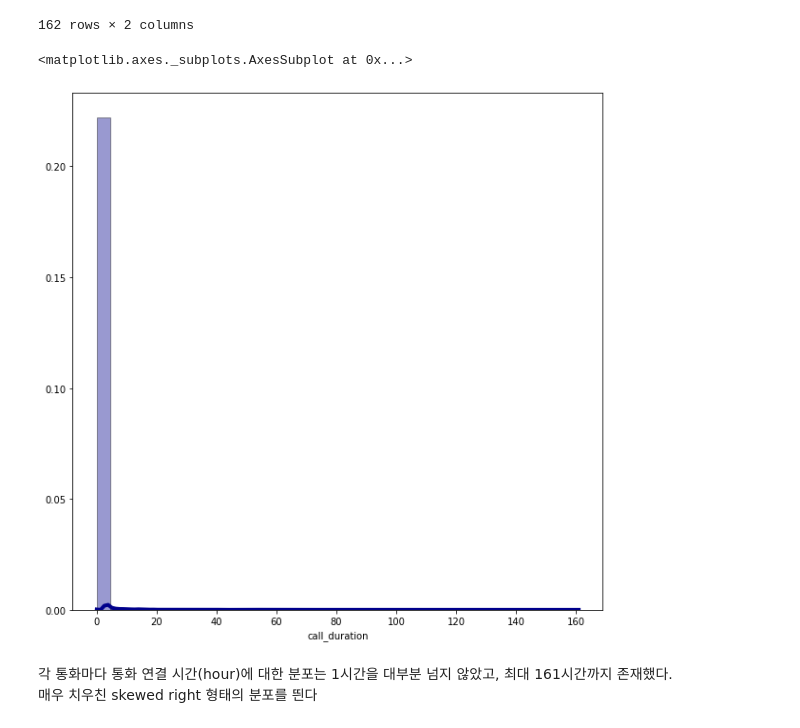
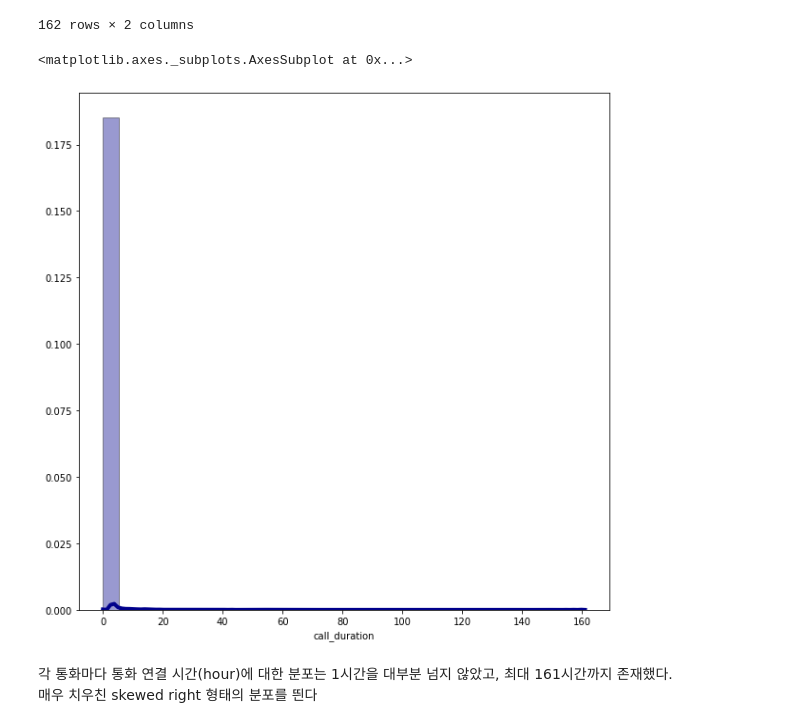
Before and after one commit to koojaekwan/jaekwan-s-python, a Jupyter notebook: jaekwankoo.ipynb, the cells around one changed output. Cells and saved outputs as stored; diff of their text form; code cells hidden in the pictures.

```diff
--- a/jaekwankoo.ipynb
+++ b/jaekwankoo.ipynb
@@ -830,14 +818,14 @@ call_dat.groupby('call_duration').apply(lambda x : len(x)).to_frame().reset_inde
 # %%
 import seaborn as sns
 
 plt.figure(figsize=(10, 10))
 sns.distplot(call_dat['call_duration'], hist=True, kde=True,
-             bins=int(180/5), color = 'darkblue',
+             bins=int(30), color = 'darkblue',
              hist_kws={'edgecolor':'black'},
              kde_kws={'linewidth': 4})
 # %% [output]
 <matplotlib.axes._subplots.AxesSubplot at 0x...>
-[figure, old version]
+[figure, new version]
 # %% [markdown]
 각 통화마다 통화 연결 시간(hour)에 대한 분포는 1시간을 대부분 넘지 않았고, 최대 161시간까지 존재했다.
 매우 치우친 skewed right 형태의 분포를 띈다
```
Also changed, not shown: parts of 1 cell of this notebook.
